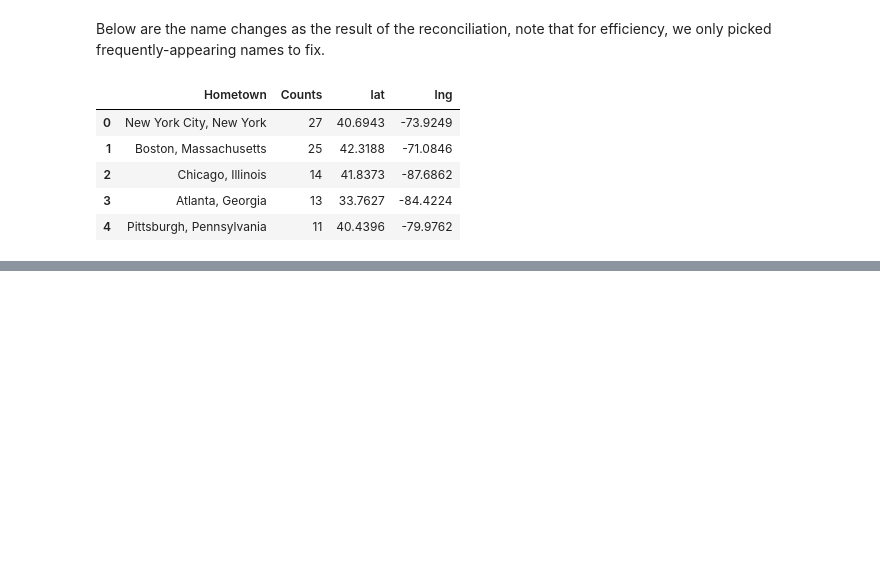
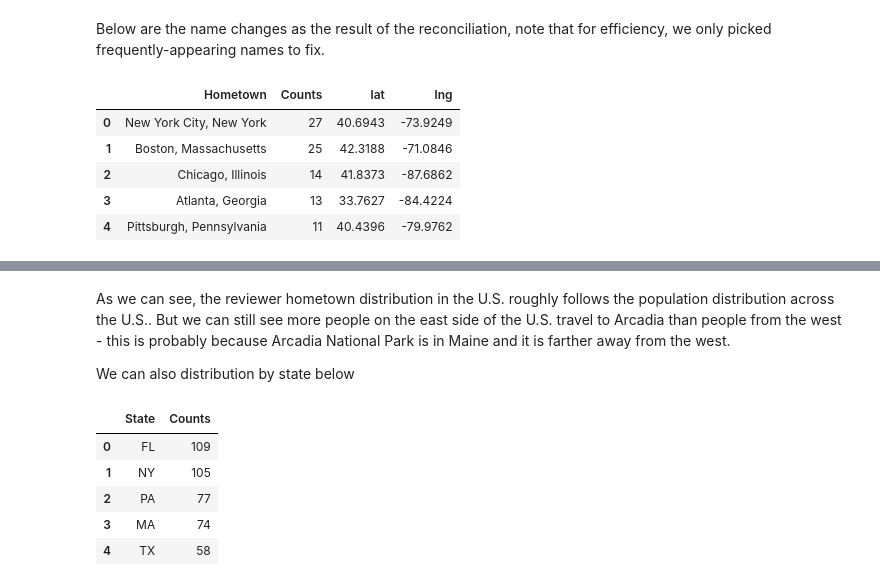
Before and after one commit to tonyychen/Projects, a Jupyter notebook: TripAdvisor/Notebooks/1. Arcadia Reviews Exploratory Analysis.ipynb, the cells around one changed output, grey strips where cells are left out. Cells and saved outputs as stored; diff of their text form; code cells hidden in the pictures; blank space fills up the shorter version.

Commit message:
plotted Reviewer Hometowns by State

```diff
--- a/TripAdvisor/Notebooks/1. Arcadia Reviews Exploratory Analysis.ipynb
+++ b/TripAdvisor/Notebooks/1. Arcadia Reviews Exploratory Analysis.ipynb
@@ -242,3 +244,25 @@ fig = px.scatter_geo(cities_coor, lat = 'lat', lon = 'lng', color = 'Counts', co
 fig.show()
 # %% [output]
 [interactive output not drawn]
+# %% [markdown]
+As we can see, the reviewer hometown distribution in the U.S. roughly follows the population distribution across the U.S.. But we can still see more people on the east side of the U.S. travel to Arcadia than people from the west - this is probably because Arcadia National Park is in Maine and it is farther away from the west.
+
+We can also distribution by state below
+# %%
+state_dist = reviews.loc[:, 'Hometown'].dropna().map(lambda x: x.split(',')[1].strip() if len(x.split(',')) > 1 else None).dropna()
+# %%
+#Import state abbreviation mapping
+state_abv = {    'Alabama': 'AL',    'Alaska': 'AK',    'American Samoa': 'AS',    'Arizona': 'AZ',    'Arkansas': 'AR',    'California': 'CA',    'Colorado': 'CO',    'Connecticut': 'CT',    'Delaware': 'DE',    'District of Columbia': 'DC',    'Federated States Of Micronesia': 'FM',    'Florida': 'FL',    'Georgia': 'GA',    'Guam': 'GU',    'Hawaii': 'HI',    'Idaho': 'ID',    'Illinois': 'IL',    'Indiana': 'IN',    'Iowa': 'IA',    'Kansas': 'KS',    'Kentucky': 'KY',    'Louisiana': 'LA',    'Maine': 'ME',    'Marshall Islands': 'MH',    'Maryland': 'MD',    'Massachusetts': 'MA',    'Michigan': 'MI',    'Minnesota': 'MN',    'Mississippi': 'MS',    'Missouri': 'MO',    'Montana': 'MT',    'Nebraska': 'NE',    'Nevada': 'NV',    'New Hampshire': 'NH',    'New Jersey': 'NJ',    'New Mexico': 'NM',    'New York': 'NY',    'North Carolina': 'NC',    'North Dakota': 'ND',    'Northern Mariana Islands': 'MP',    'Ohio': 'OH',    'Oklahoma': 'OK',    'Oregon': 'OR',    'Palau': 'PW',    'Pennsylvania': 'PA',    'Puerto Rico': 'PR',    'Rhode Island': 'RI',    'South Carolina': 'SC',    'South Dakota': 'SD',    'Tennessee': 'TN',    'Texas': 'TX',    'Utah': 'UT',    'Vermont': 'VT',    'Virgin Islands': 'VI',    'Virginia': 'VA',    'Washington': 'WA',    'West Virginia': 'WV',    'Wisconsin': 'WI',    'Wyoming': 'WY'  }
+# %%
+state_dist = state_dist.map(state_abv).dropna()
+state_dist = state_dist.value_counts().reset_index()
+state_dist.columns = ['State', 'Counts']
+# %%
+state_dist.head()
+# %% [output]
+|  | State | Counts |
+| 0 | FL | 109 |
+| 1 | NY | 105 |
+| 2 | PA | 77 |
+| 3 | MA | 74 |
+| 4 | TX | 58 |
```
Also changed, not shown: parts of 3 cells of this notebook.
